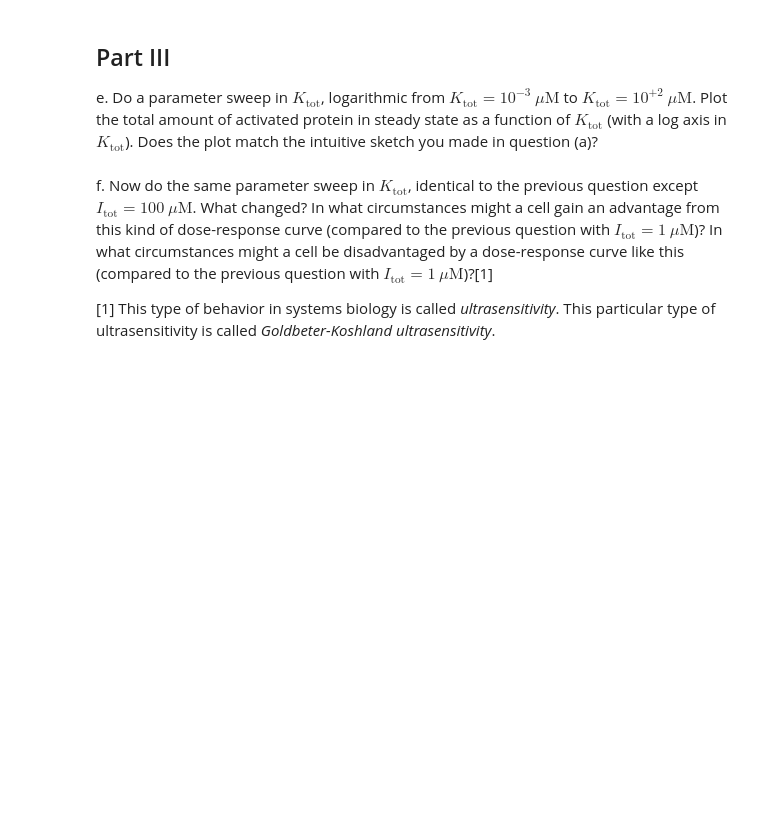
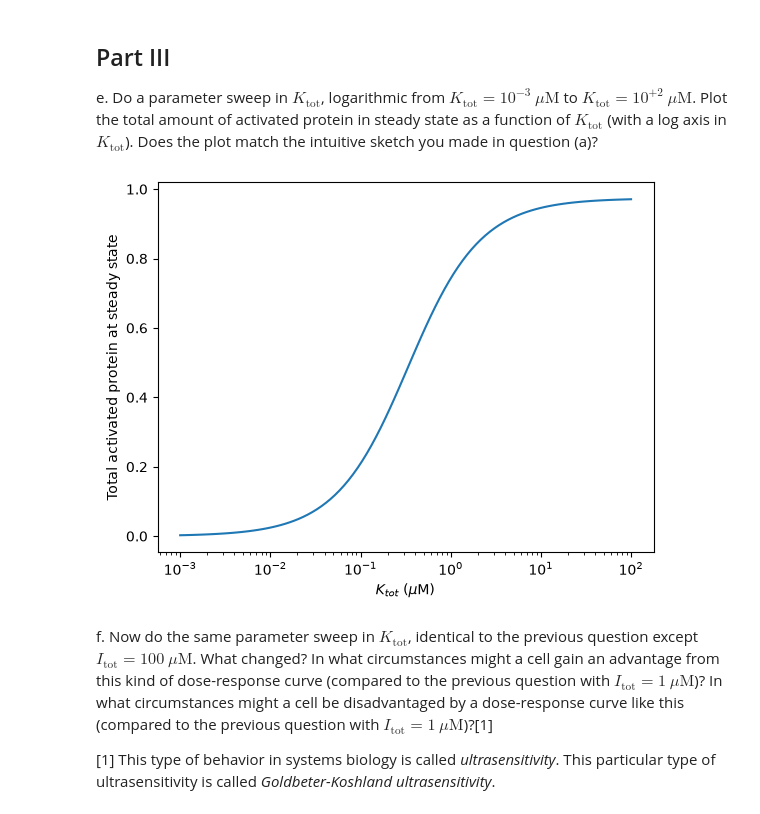
Before and after one commit to Jogar042/MCSBBootcamp, a Jupyter notebook: docs/PS4_futile-cycle.ipynb, the cells around one changed output. Saved outputs shown, nothing was run; the diff lists cells and outputs as text; code cells hidden in the pictures; blank space fills up the shorter version.

```diff
--- a/docs/PS4_futile-cycle.ipynb
+++ b/docs/PS4_futile-cycle.ipynb
@@ -112,6 +166,58 @@ e.  Do a parameter sweep in $K_\mathrm{tot}$, logarithmic from
     intuitive sketch you made in question (a)?
 # %%
 # Your code here.
+def dxdt(t, state, K):
+    A, AP, I, IK = state
+
+    dA_dt = -kon_a * (P - AP) * A + koff_a * AP + kcat_a * IK
+    dAP_dt = kon_a * (P - AP) * A - koff_a * AP - kcat_i * AP
+    dI_dt = -kon_i * (K - IK) * I + koff_i * IK + kcat_i * AP
+    dIK_dt = kon_i * (K - IK) * I - koff_i * IK - kcat_a * IK
+
+    return [dA_dt, dAP_dt, dI_dt, dIK_dt]
+
+def run_sweep():
+
+    # Ktot values from 10^-3 to 10^2
+    K_values = np.logspace(-3, 2, 100)
+
+    # Store steady-state activated protein
+    activated_ss = np.zeros(len(K_values))
+
+    for i in range(len(K_values)):
+
+        Ktot = K_values[i]
+
+        sol = solve_ivp(
+            dxdt,
+            [0, 50],
+            [0.0, 0.0, 100, 0.0],
+            args=(Ktot,),
+            t_eval=np.linspace(0, 50, 1000)
+        )
+
+        Active, ActivePhosphatase, Inactive, InactiveKinase = sol.y
+
+        # total activated protein at steady state
+        activated_ss[i] = Active[-1] + ActivePhosphatase[-1]
+
+    return K_values, activated_ss
+
+run_sweep()
+
+# Plot
+fig, ax = plt.subplots()
+
+ax.plot(K_values, activated_ss)
+
+ax.set_xscale("log")
+
+ax.set_xlabel(r"$K_{tot}$ ($\mu$M)")
+ax.set_ylabel("Total activated protein at steady state")
+
+plt.show()
+# %% [output]
+[figure, added]
 # %% [markdown]
 f.  Now do the same parameter sweep in $K_\mathrm{tot}$, identical to
     the previous question except $I_\mathrm{tot}=100~\mu\mathrm{M}$.
```
Also changed, not shown: parts of 5 cells of this notebook, 1 other file.
